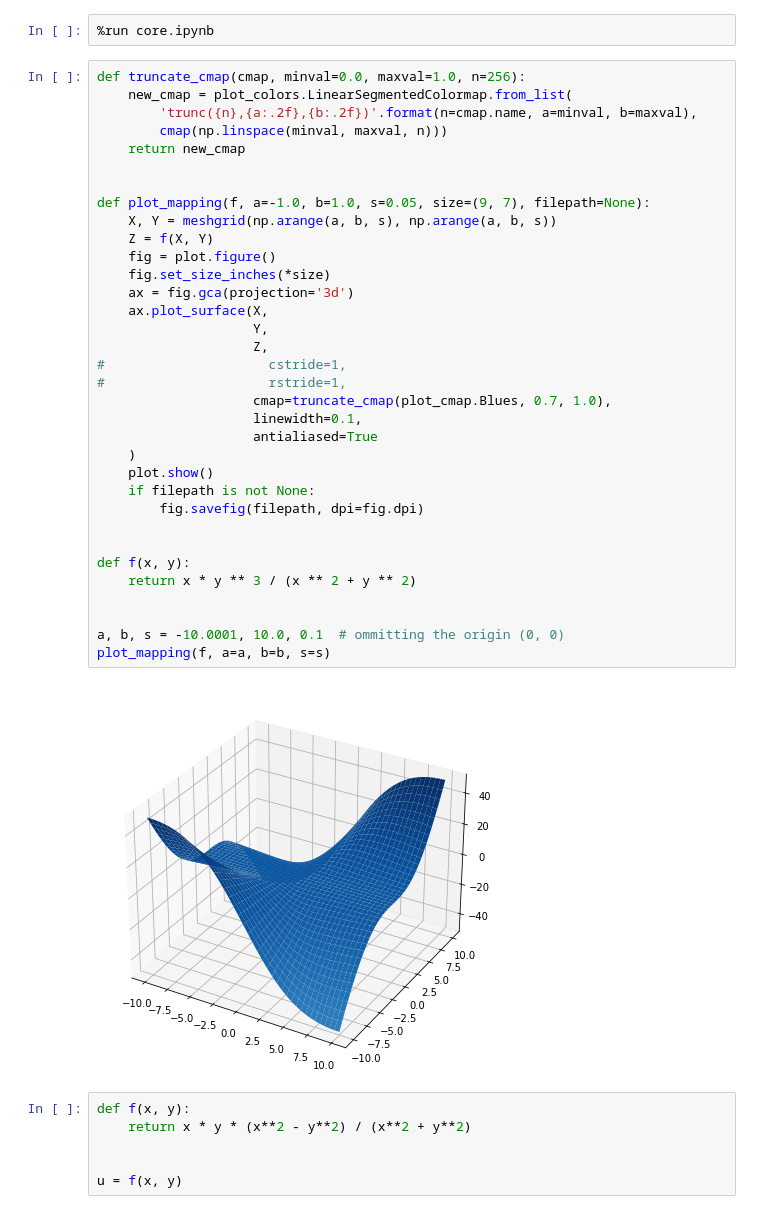
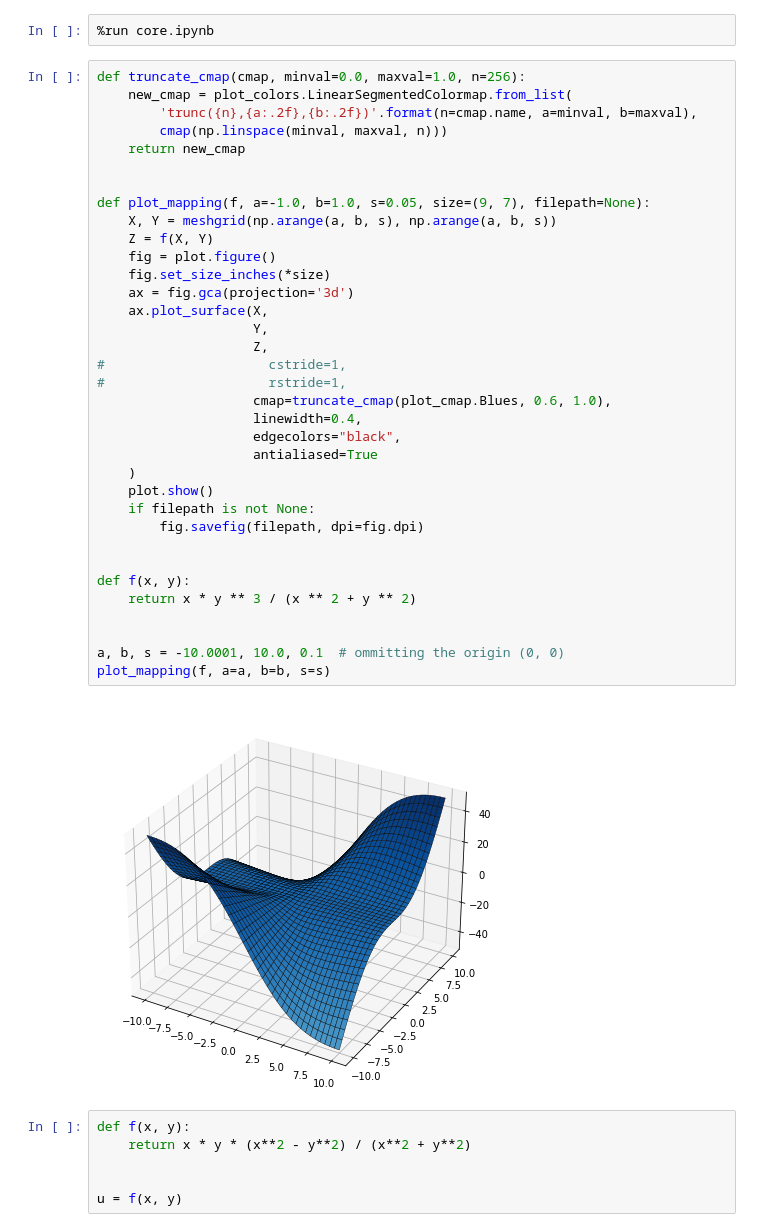
Before and after one commit to apefind/math, a Jupyter notebook: jupyter/calculus/multivariable_calculus.ipynb, the cells around one changed output. Cells and saved outputs as stored; diff of their text form.

```diff
--- a/jupyter/calculus/multivariable_calculus.ipynb
+++ b/jupyter/calculus/multivariable_calculus.ipynb
@@ -8,36 +8,37 @@ def truncate_cmap(cmap, minval=0.0, maxval=1.0, n=256):
         'trunc({n},{a:.2f},{b:.2f})'.format(n=cmap.name, a=minval, b=maxval),
         cmap(np.linspace(minval, maxval, n)))
     return new_cmap
 
 
 def plot_mapping(f, a=-1.0, b=1.0, s=0.05, size=(9, 7), filepath=None):
     X, Y = meshgrid(np.arange(a, b, s), np.arange(a, b, s))
     Z = f(X, Y)
     fig = plot.figure()
     fig.set_size_inches(*size)
     ax = fig.gca(projection='3d')
     ax.plot_surface(X,
                     Y,
                     Z,
 #                     cstride=1,
 #                     rstride=1,
-                    cmap=truncate_cmap(plot_cmap.Blues, 0.7, 1.0),
-                    linewidth=0.1,
+                    cmap=truncate_cmap(plot_cmap.Blues, 0.6, 1.0),
+                    linewidth=0.4,
+                    edgecolors="black",
                     antialiased=True
     )
     plot.show()
     if filepath is not None:
         fig.savefig(filepath, dpi=fig.dpi)
 
 
 def f(x, y):
     return x * y ** 3 / (x ** 2 + y ** 2)
 
 
 a, b, s = -10.0001, 10.0, 0.1  # ommitting the origin (0, 0)
 plot_mapping(f, a=a, b=b, s=s)
 # %% [output]
-[figure, old version]
+[figure, new version]
 # %%
 def f(x, y):
     return x * y * (x**2 - y**2) / (x**2 + y**2)
```
Also changed, not shown: parts of 6 cells of this notebook, 5 other files.
